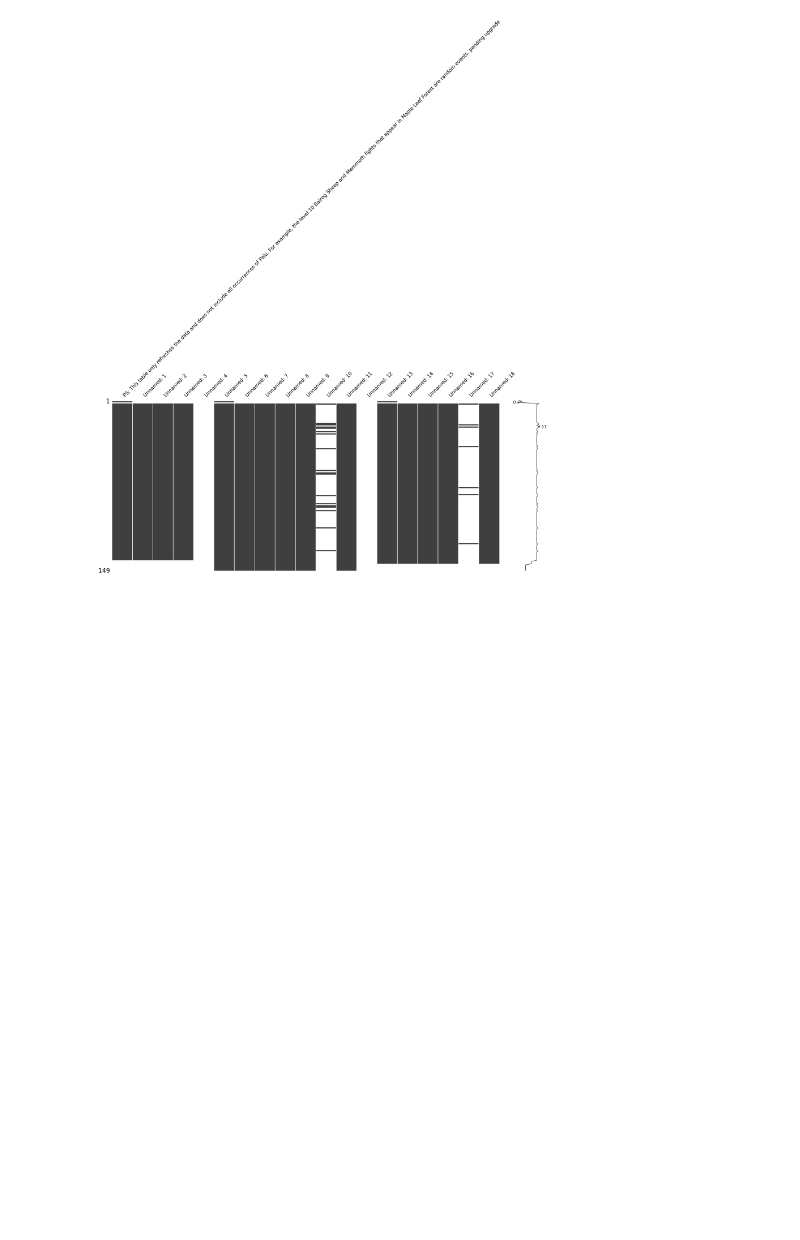
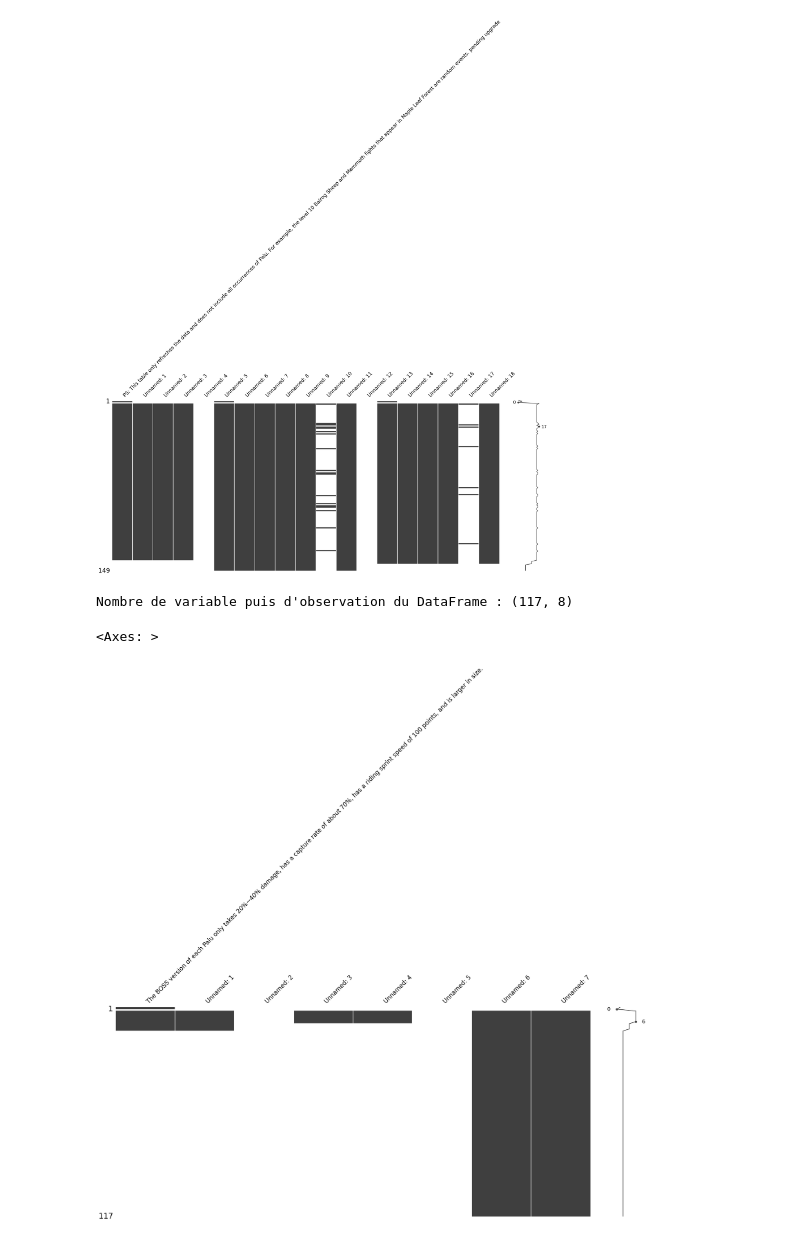
Before and after one commit to WilliamRoets/Analyse-des-Pals, a Jupyter notebook: info.ipynb, the cells around one changed output. Saved outputs shown, nothing was run; the diff lists cells and outputs as text; code cells hidden in the pictures; blank space fills up the shorter version.

```diff
--- a/info.ipynb
+++ b/info.ipynb
@@ -59,3 +59,14 @@ msno.matrix(data2)
 Nombre de variable puis d'observation du DataFrame : (149, 19)
 <Axes: >
 [figure]
+# %%
+data3 = pd.read_csv('assets/Palworld_Data-comparison of ordinary BOSS attributes.csv')
+
+# Afficher la dimensionnalité du DataFrame
+print("Nombre de variable puis d'observation du DataFrame :", data3.shape)
+
+msno.matrix(data3)
+# %% [output]
+Nombre de variable puis d'observation du DataFrame : (117, 8)
+<Axes: >
+[figure, added]
```
Also changed, not shown: parts of 3 cells of this notebook.
